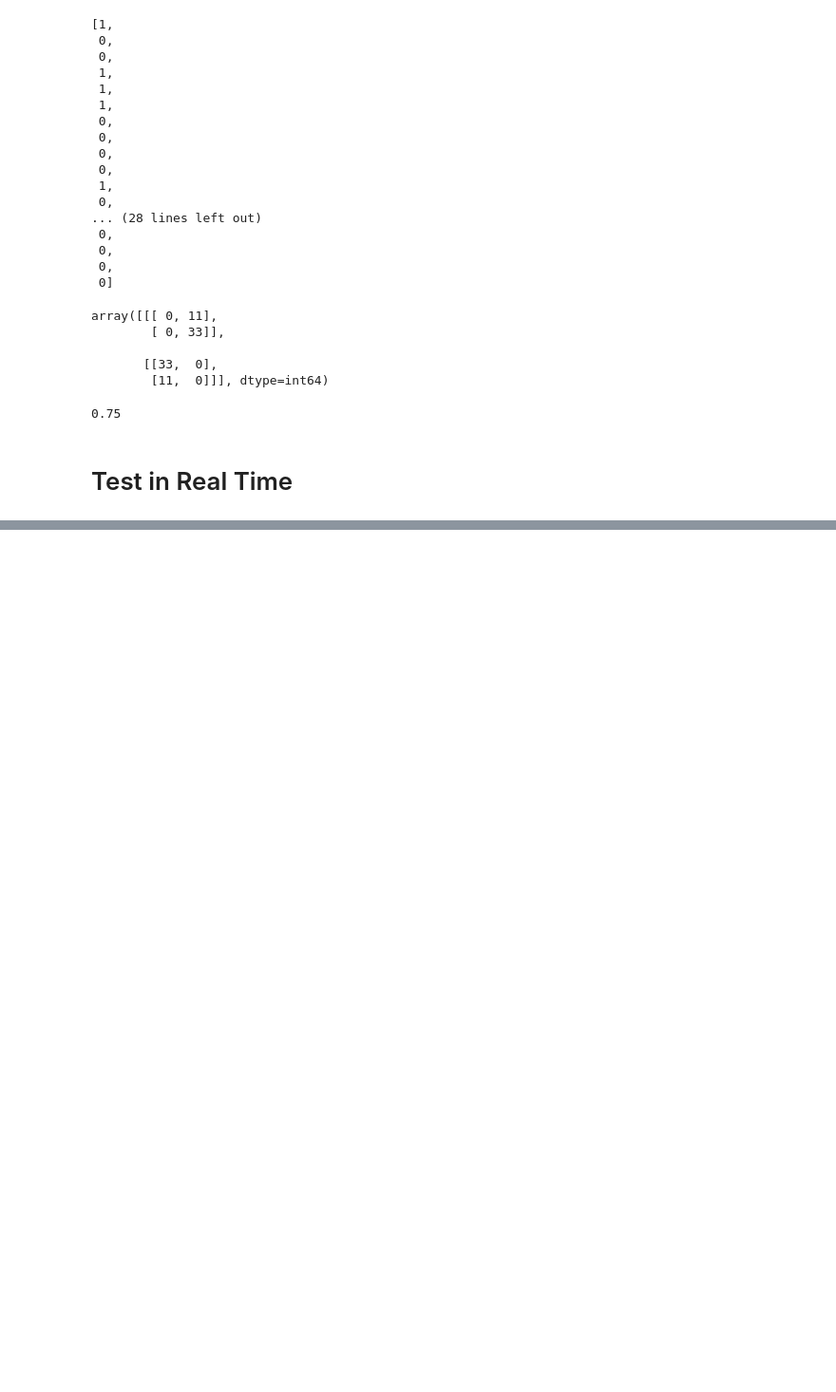
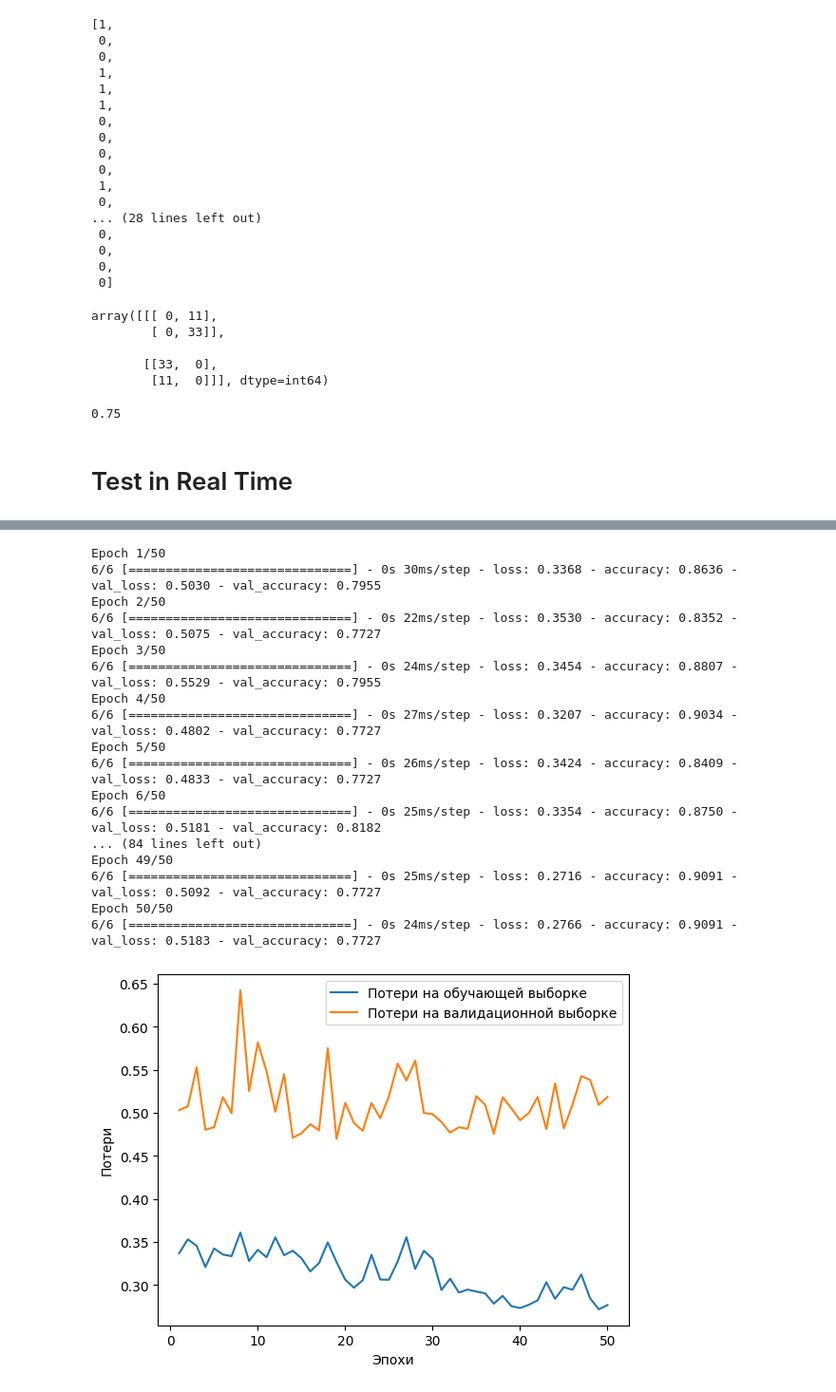
Before and after one commit to KseniaKotova/CourseWork, a Jupyter notebook: LieDetector.ipynb, the cells around one changed output, grey strips where cells are left out. Shown at 95% size. Drawn from its saved outputs; the diff is of its cells as text; code cells hidden in the pictures; blank space fills up the shorter version.

```diff
--- a/LieDetector.ipynb
+++ b/LieDetector.ipynb
@@ -506,0 +606,25 @@ cv2.destroyAllWindows()
+# %%
+log_dir = os.path.join('Logs_CNN')
+tb_callback = TensorBoard(log_dir=log_dir)
+# %%
+model_2 = Sequential()
+
+# Добавление слоя свертки
+model_2.add(Conv1D(filters=32, kernel_size=3, activation='relu', input_shape=(30,1435)))
+
+# Добавление слоя подвыборки
+model_2.add(MaxPooling1D(pool_size=2))
+
+# Преобразование в одномерный вектор
+model_2.add(Flatten())
+
+# Полносвязный слой
+model_2.add(Dense(64, activation='relu'))
+
+# Выходной слой (предполагается, что у вас два класса)
+model_2.add(Dense(1, activation='sigmoid'))
+# %%
+model_2.compile(loss='binary_crossentropy', optimizer='adam', metrics=['accuracy'])
+# %%
+model_2.fit(X_train, y_train[:, 0], epochs=50, batch_size=32, validation_data=(X_test, y_test[:, 0]), callbacks=[tb_callback])
+#model_cnn.fit(X_train, y_train, epochs=50, batch_size=32)
@@ -506,0 +656,36 @@ cv2.destroyAllWindows()
+# %%
+import matplotlib.pyplot as plt
+
+# Обучение модели
+history = model_2.fit(X_train, y_train[:, 0], epochs=50, batch_size=32, validation_data=(X_test, y_test[:, 0]))
+
+# Получение истории потерь
+train_loss = history.history['loss']
+val_loss = history.history['val_loss']
+
+# Построение графика
+plt.plot(range(1, len(train_loss) + 1), train_loss, label='Потери на обучающей выборке')
+plt.plot(range(1, len(val_loss) + 1), val_loss, label='Потери на валидационной выборке')
+plt.xlabel('Эпохи')
+plt.ylabel('Потери')
+plt.legend()
+plt.show()
+# %% [output]
+Epoch 1/50
+6/6 [==============================] - 0s 30ms/step - loss: 0.3368 - accuracy: 0.8636 - val_loss: 0.5030 - val_accuracy: 0.7955
+Epoch 2/50
+6/6 [==============================] - 0s 22ms/step - loss: 0.3530 - accuracy: 0.8352 - val_loss: 0.5075 - val_accuracy: 0.7727
+Epoch 3/50
+6/6 [==============================] - 0s 24ms/step - loss: 0.3454 - accuracy: 0.8807 - val_loss: 0.5529 - val_accuracy: 0.7955
+Epoch 4/50
+6/6 [==============================] - 0s 27ms/step - loss: 0.3207 - accuracy: 0.9034 - val_loss: 0.4802 - val_accuracy: 0.7727
+Epoch 5/50
+6/6 [==============================] - 0s 26ms/step - loss: 0.3424 - accuracy: 0.8409 - val_loss: 0.4833 - val_accuracy: 0.7727
+Epoch 6/50
+6/6 [==============================] - 0s 25ms/step - loss: 0.3354 - accuracy: 0.8750 - val_loss: 0.5181 - val_accuracy: 0.8182
+... (84 lines left out)
+Epoch 49/50
+6/6 [==============================] - 0s 25ms/step - loss: 0.2716 - accuracy: 0.9091 - val_loss: 0.5092 - val_accuracy: 0.7727
+Epoch 50/50
+6/6 [==============================] - 0s 24ms/step - loss: 0.2766 - accuracy: 0.9091 - val_loss: 0.5183 - val_accuracy: 0.7727
+[figure, added]
```
Also changed, not shown: parts of 27 cells of this notebook, 5 other files.
